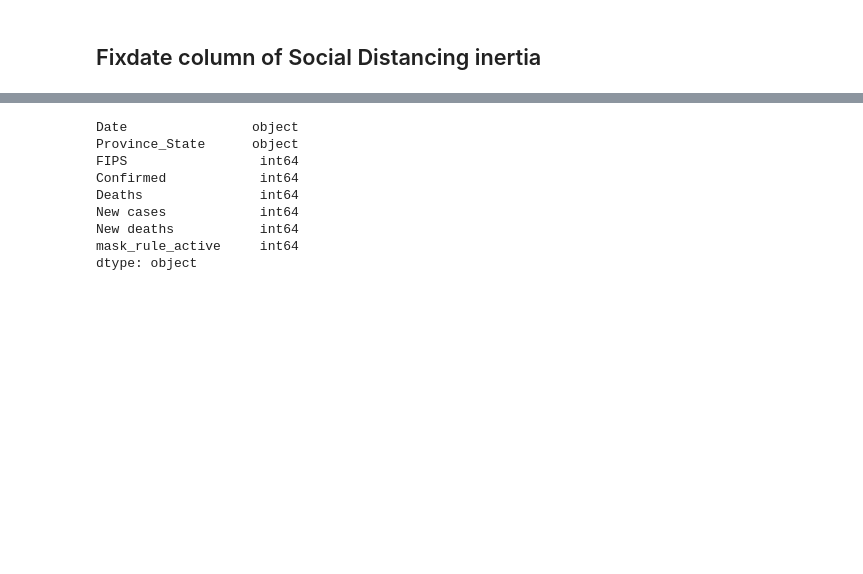
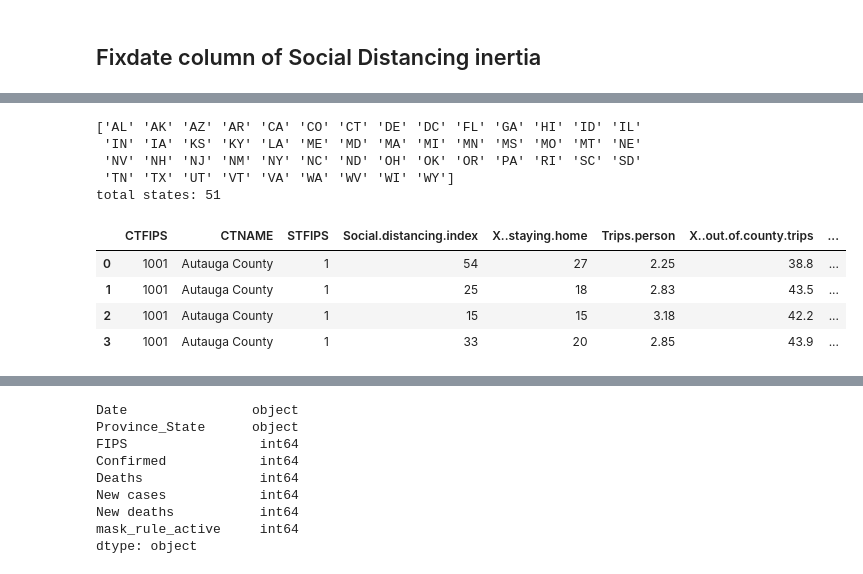
Before and after one commit to jeyasri-s2/meansquares, a Jupyter notebook: version2/prepare_data/Load_MarylandInertiaData.ipynb, the cells around one changed output, grey strips where cells are left out. Saved outputs shown, nothing was run; the diff lists cells and outputs as text; code cells hidden in the pictures; blank space fills up the shorter version.

```diff
--- a/version2/prepare_data/Load_MarylandInertiaData.ipynb
+++ b/version2/prepare_data/Load_MarylandInertiaData.ipynb
@@ -583,0 +200,18 @@ CA_combined_Sep25.csv
+# %%
+print(county_population_US['State'].unique())
+
+print('total states:', county_population_US['State'].nunique())
+# %% [output]
+['AL' 'AK' 'AZ' 'AR' 'CA' 'CO' 'CT' 'DE' 'DC' 'FL' 'GA' 'HI' 'ID' 'IL'
+ 'IN' 'IA' 'KS' 'KY' 'LA' 'ME' 'MD' 'MA' 'MI' 'MN' 'MS' 'MO' 'MT' 'NE'
+ 'NV' 'NH' 'NJ' 'NM' 'NY' 'NC' 'ND' 'OH' 'OK' 'OR' 'PA' 'RI' 'SC' 'SD'
+ 'TN' 'TX' 'UT' 'VT' 'VA' 'WA' 'WV' 'WI' 'WY']
+total states: 51
+# %%
+maryland_sd_inertia.head(4)
+# %% [output]
+|  | CTFIPS | CTNAME | STFIPS | Social.distancing.index | X..staying.home | Trips.person | X..out.of.county.trips | ... |
+| 0 | 1001 | Autauga County | 1 | 54 | 27 | 2.25 | 38.8 | ... |
+| 1 | 1001 | Autauga County | 1 | 25 | 18 | 2.83 | 43.5 | ... |
+| 2 | 1001 | Autauga County | 1 | 15 | 15 | 3.18 | 42.2 | ... |
+| 3 | 1001 | Autauga County | 1 | 33 | 20 | 2.85 | 43.9 | ... |
```
Also changed, not shown: parts of 110 cells of this notebook.
